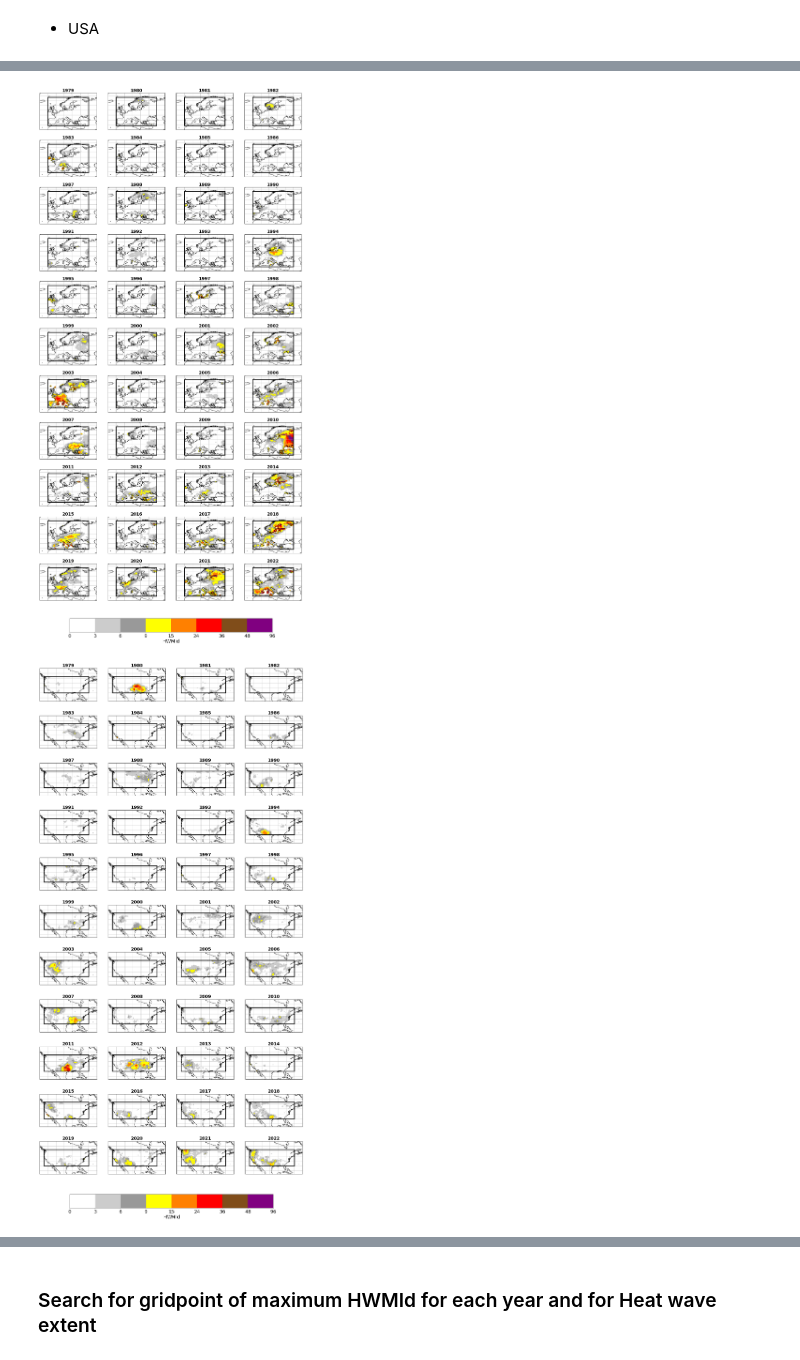
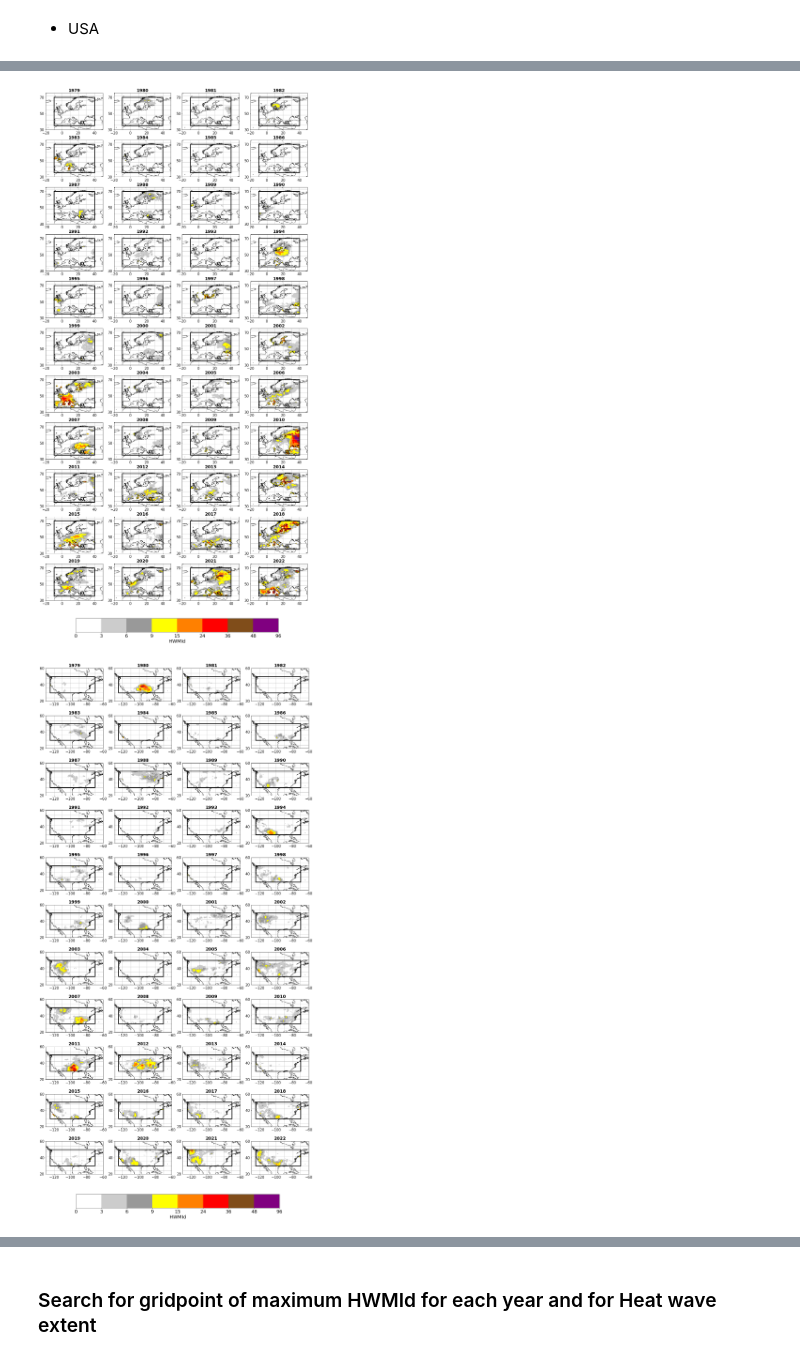
Before and after one commit to jukrueger/HWMId, a Jupyter notebook: HWMId.ipynb, the cells around one changed output, grey strips where cells are left out. Cells and saved outputs as stored; diff of their text form; code cells hidden in the pictures.

```diff
--- a/HWMId.ipynb
+++ b/HWMId.ipynb
@@ -253,0 +291,20 @@ print(Md_lat_lon_USA_xr.shape)
+# %%
+### 1. HWMId ###
+
+HWMID_lat_lon_Japan = []
+idx= np.arange(0,len(ERA5_t2mx_Japan.lon))
+for lat in range(len(ERA5_t2mx_Japan.lat)):
+    HWMID_lat_lon_Japan.append(xr.concat([HWMId_Japan[lon][1] for lon in idx], dim='lon'))
+    idx=idx+len(ERA5_t2mx_Japan.lon)
+HWMID_lat_lon_Japan_xr = xr.concat(HWMID_lat_lon_Japan, dim='lat').transpose('year','lat','lon')
+print(HWMID_lat_lon_Japan_xr.shape)
+
+### 2. Daily Heatwave magnitudes ###
+
+Md_lat_lon_Japan = []
+idx= np.arange(0,len(ERA5_t2mx_Japan.lon))
+for lat in range(len(ERA5_t2mx_Japan.lat)):
+    Md_lat_lon_Japan.append(xr.concat([HWMId_Japan[lon][0] for lon in idx], dim='lon'))
+    idx=idx+len(ERA5_t2mx_Japan.lon)
+Md_lat_lon_Japan_xr = xr.concat(Md_lat_lon_Japan, dim='lat').transpose('time','lat','lon')
+print(Md_lat_lon_Japan_xr.shape)
@@ -277,44 +338,49 @@ cmap = plt.cm.colors.ListedColormap(colors)
 norm = plt.cm.colors.BoundaryNorm(levels, cmap.N)
 X_Europe, Y_Europe = (HWMID_lat_lon_Europe_xr.lon, HWMID_lat_lon_Europe_xr.lat)
 X_USA, Y_USA = (HWMID_lat_lon_USA_xr.lon, HWMID_lat_lon_USA_xr.lat)
+X_Japan, Y_Japan = (HWMID_lat_lon_Japan_xr.lon, HWMID_lat_lon_Japan_xr.lat)
 
-X= [X_Europe, X_USA]
-Y= [Y_Europe, Y_USA]
-Z= [HWMID_lat_lon_Europe_xr, HWMID_lat_lon_USA_xr]
+X= [X_Europe, X_USA, X_Japan]
+Y= [Y_Europe, Y_USA, Y_Japan]
+Z= [HWMID_lat_lon_Europe_xr, HWMID_lat_lon_USA_xr, HWMID_lat_lon_Japan_xr]
 
-for r in range(2):
+for r in range(len(Z)):
     fig = plt.figure(figsize=(20,40))
     axs=[]
     for i in range(1,45):
             axs.append(fig.add_subplot(11,4,i, projection=prj))
 
     for j in range(0,44):
         contf= axs[j].contourf(X[r],Y[r], Z[r].sel(year=slice(Z[r].year[j],Z[r].year[j])).squeeze(), cmap=cmap, levels=levels, transform=prj, norm=norm)
         axs[j].set_title(years[j], fontweight='bold')
         if r==0:
             axs[j].plot(x1, y1, x2, y2,x3,y3,x4,y4, color='black', linestyle='-', linewidth=3)
             axs[j].set_extent([-20, 50, 30, 75], prj)
+            axs[j].set_xticks([-20, 0,20, 40],crs=prj)
+            axs[j].set_yticks([30, 50, 70],crs=prj)
         elif r==1:
             axs[j].plot(x5, y5, x6, y6,x7,y7,x8,y8, color='black', linestyle='-', linewidth=3)
             axs[j].set_extent([-130, -60, 20, 60], prj)
-
+            axs[j].set_xticks([-120,-100, -80, -60],crs=prj)
+            axs[j].set_yticks([20, 40, 60],crs=prj)
+        elif r==2:
+            axs[j].plot(x9, y9, x10, y10,x11,y11,x12,y12, color='black', linestyle='-', linewidth=3)
+            axs[j].set_extent([120, 160, 25, 50], prj)
+            axs[j].set_xticks([120, 140, 160], crs=prj)
+            axs[j].set_yticks([30,40, 50], crs=prj)
     for ax in axs:
         ax.coastlines('50m')
         #ax.text(-0.07, 0.55, 'Latitude', va='bottom', ha='center', rotation='vertical', rotation_mode='anchor', fontsize =20, transform=ax.transAxes)
         #ax.text(0.5, -0.3, 'Longitude', va='bottom', ha='center', rotation='horizontal', rotation_mode='anchor', fontsize =20, transform=ax.transAxes)
         ax.gridlines()
-        #ax.set_extent([-20, 50, 30, 75], prj)
-        #ax.set_xticks([-20, 0,20, 40],crs=prj)
-        #ax.set_yticks([30, 50, 70],crs=prj)
-
 
     cb_ax = fig.add_axes([0.214, 0.08, 0.6, 0.02])
     cb = fig.colorbar(contf, cax=cb_ax, orientation='horizontal')
     cb.ax.tick_params(labelsize=20)
     cb.set_label(label='HWMId', fontsize=20)
 
-    #rasterize_list = [axs[s] for s in range(44)]
-    #raster.rasterize_and_save('ERA5_Europe_HWMId_1979_2022.pdf', rasterize_list, dpi=300)
+    rasterize_list = [axs[s] for s in range(44)]
+    raster.rasterize_and_save('HWMId_JK/figs/ERA5_'+region[r]+'_HWMId_1979_2022.pdf', rasterize_list, dpi=300)
 # %% [output]
-[figure, old version]
+[figure, new version]
-[figure, old version]
+[figure, new version]
```
Also changed, not shown: parts of 18 cells of this notebook.
